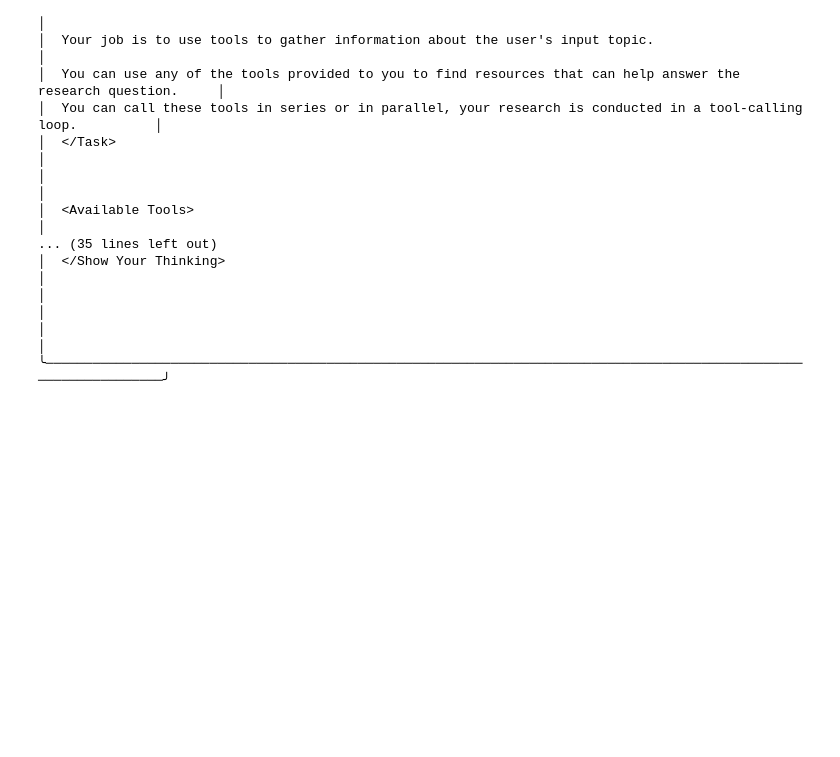
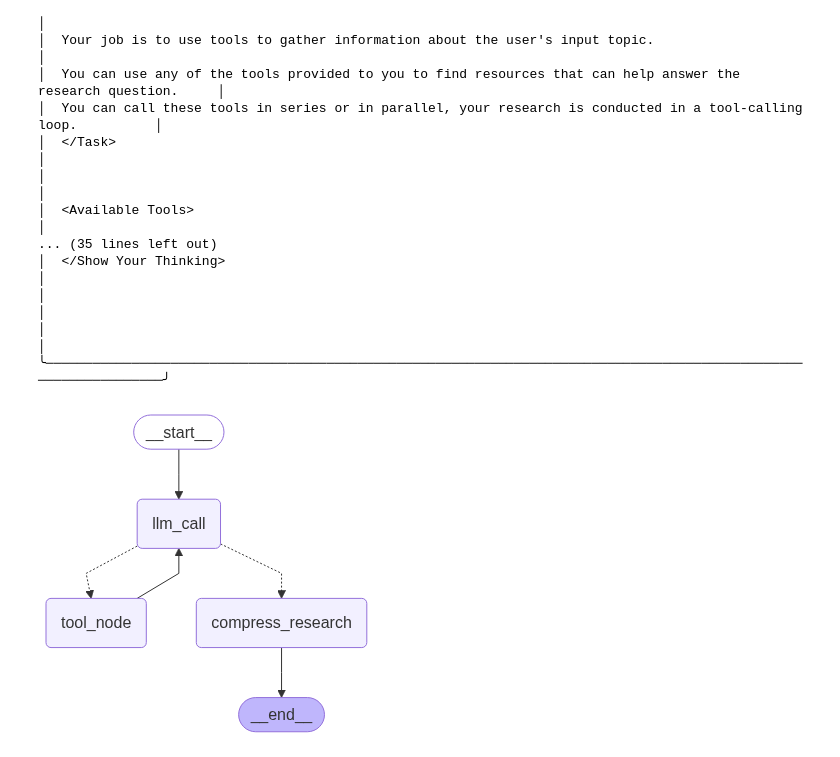
Before and after one commit to Tafazzul-Nadeem/deepResearch-LangGraph, a Jupyter notebook: research_agent_mine.ipynb, the cells around one changed output. Cells and saved outputs as stored; diff of their text form; code cells hidden in the pictures; blank space fills up the shorter version.

Commit message:
researcg agent done

```diff
--- a/research_agent_mine.ipynb
+++ b/research_agent_mine.ipynb
@@ -415,0 +580,8 @@ def think_tool(reflection: str) -> str:
+# %%
+from IPython.display import Image, display
+# from deep_research_from_scratch.research_agent import researcher_agent
+
+# Show the agent
+display(Image(researcher_agent.get_graph(xray=True).draw_mermaid_png()))
+# %% [output]
+[figure, added]
```
Also changed, not shown: parts of 4 cells of this notebook, 2 other files.
